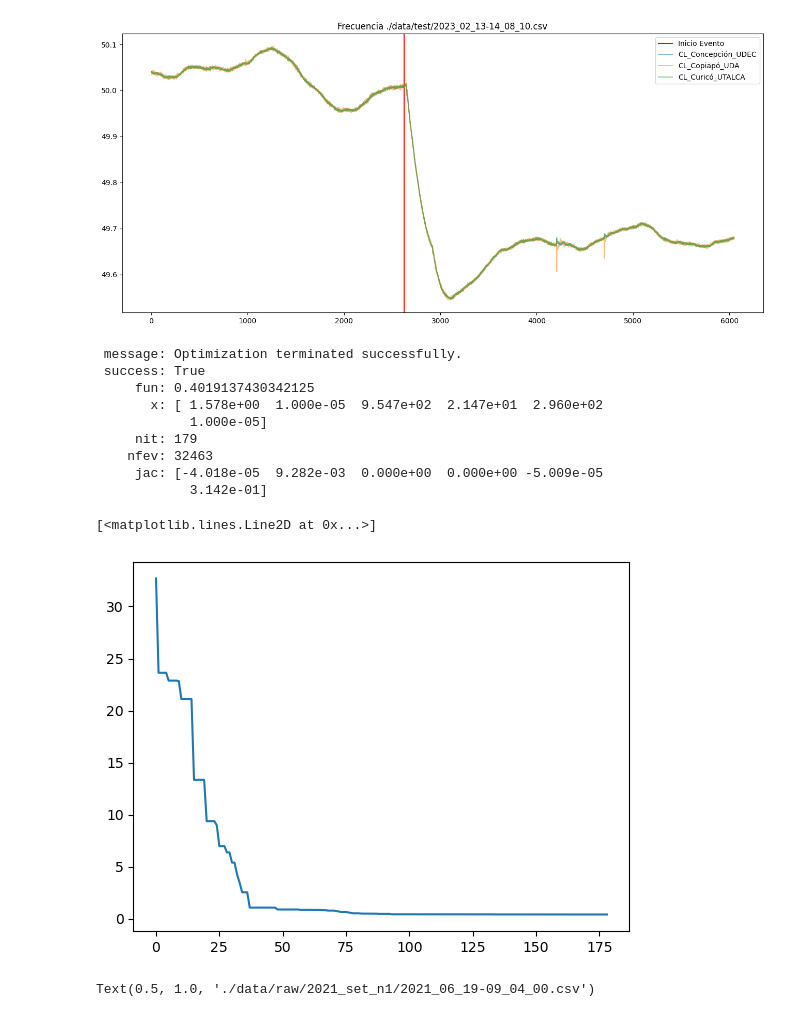
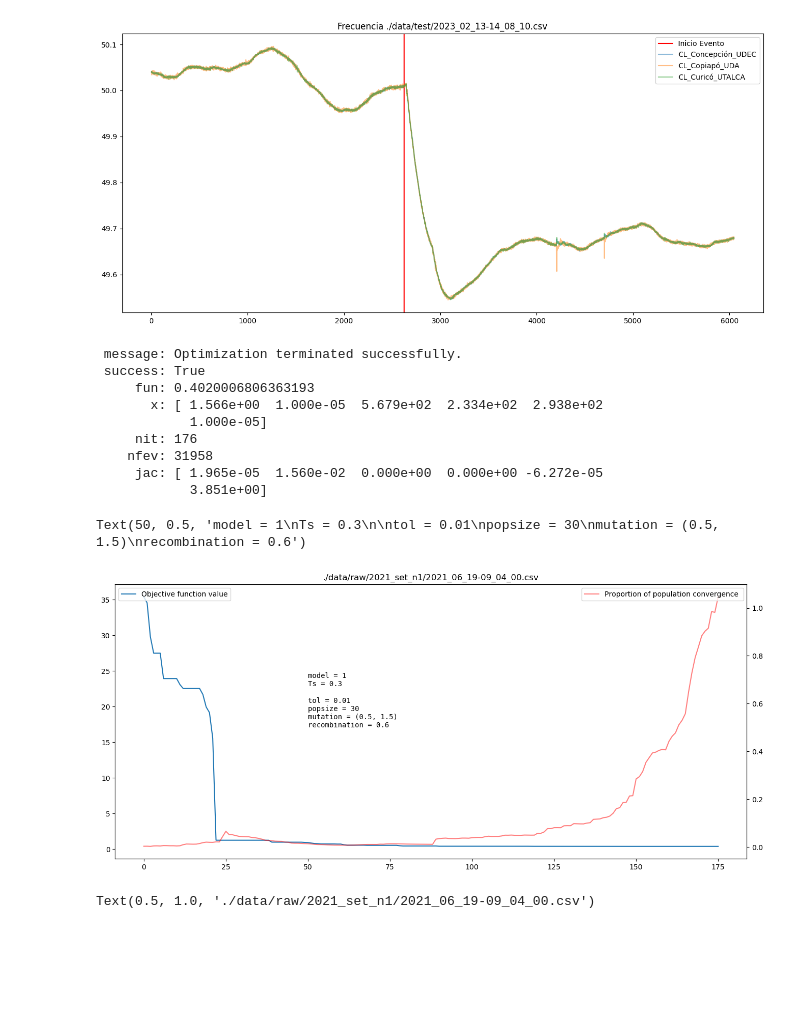
Before and after one commit to JoFeG/Differential-Evolution-Frequency-Model-Fitting, a Jupyter notebook: Example.ipynb, the cells around one changed output. Drawn from its saved outputs; the diff is of its cells as text; code cells hidden in the pictures; blank space fills up the shorter version.

Commit message:
convergence plot

```diff
--- a/Example.ipynb
+++ b/Example.ipynb
@@ -51,34 +51,47 @@ def callback(xk, convergence):
     best_x_iterk.append(xk)
     conv_prop_iterk.append(convergence)
 
+tol = 0.01
+popsize = 30
+mutation = (0.5, 1.5)
+recombination = 0.6
 
 result = differential_evolution(
     objective_function,
     bounds,
     args = (arguments,),
     callback = callback,
-    popsize = 30,
-    tol = 0.01,
-    mutation = (0.5, 1.5),
-    recombination = 0.6
+    popsize = popsize,
+    tol = tol,
+    mutation = mutation,
+    recombination = recombination
 )
 
 result
 # %% [output]
  message: Optimization terminated successfully.
  success: True
-     fun: 0.4019137430342125
-       x: [ 1.578e+00  1.000e-05  9.547e+02  2.147e+01  2.960e+02
+     fun: 0.4020006806363193
+       x: [ 1.566e+00  1.000e-05  5.679e+02  2.334e+02  2.938e+02
             1.000e-05]
-     nit: 179
-    nfev: 32463
-     jac: [-4.018e-05  9.282e-03  0.000e+00  0.000e+00 -5.009e-05
-            3.142e-01]
+     nit: 176
+    nfev: 31958
+     jac: [ 1.965e-05  1.560e-02  0.000e+00  0.000e+00 -6.272e-05
+            3.851e+00]
 # %%
-plt.plot(obj_fun_vavues)
+fig_size = (16, 7)
+fig, ax1 = plt.subplots(figsize=fig_size)
+
+ax1.plot(obj_fun_vavues, label = "Objective function value")
+ax2 = ax1.twinx()
+ax2.plot(conv_prop_iterk, color = 'red', alpha = .5, label = "Proportion of population convergence ")
+ax1.legend(loc =  'upper left')
+ax2.legend(loc = 'upper right')
+plt.title(input_path)
+ax2.text(50, .5, f"model = {model}\nTs = {Ts}\n\ntol = {tol}\npopsize = {popsize}\nmutation = {mutation}\nrecombination = {recombination}", fontsize=10, fontfamily='monospace' )
 # %% [output]
-[<matplotlib.lines.Line2D at 0x...>]
+Text(50, 0.5, 'model = 1\nTs = 0.3\n\ntol = 0.01\npopsize = 30\nmutation = (0.5, 1.5)\nrecombination = 0.6')
-[figure, old version]
+[figure, new version]
 # %%
 from plot_result import plot_result
 fig = plot_result(df, arguments, result.x)
```
Also changed, not shown: 2 other files.
